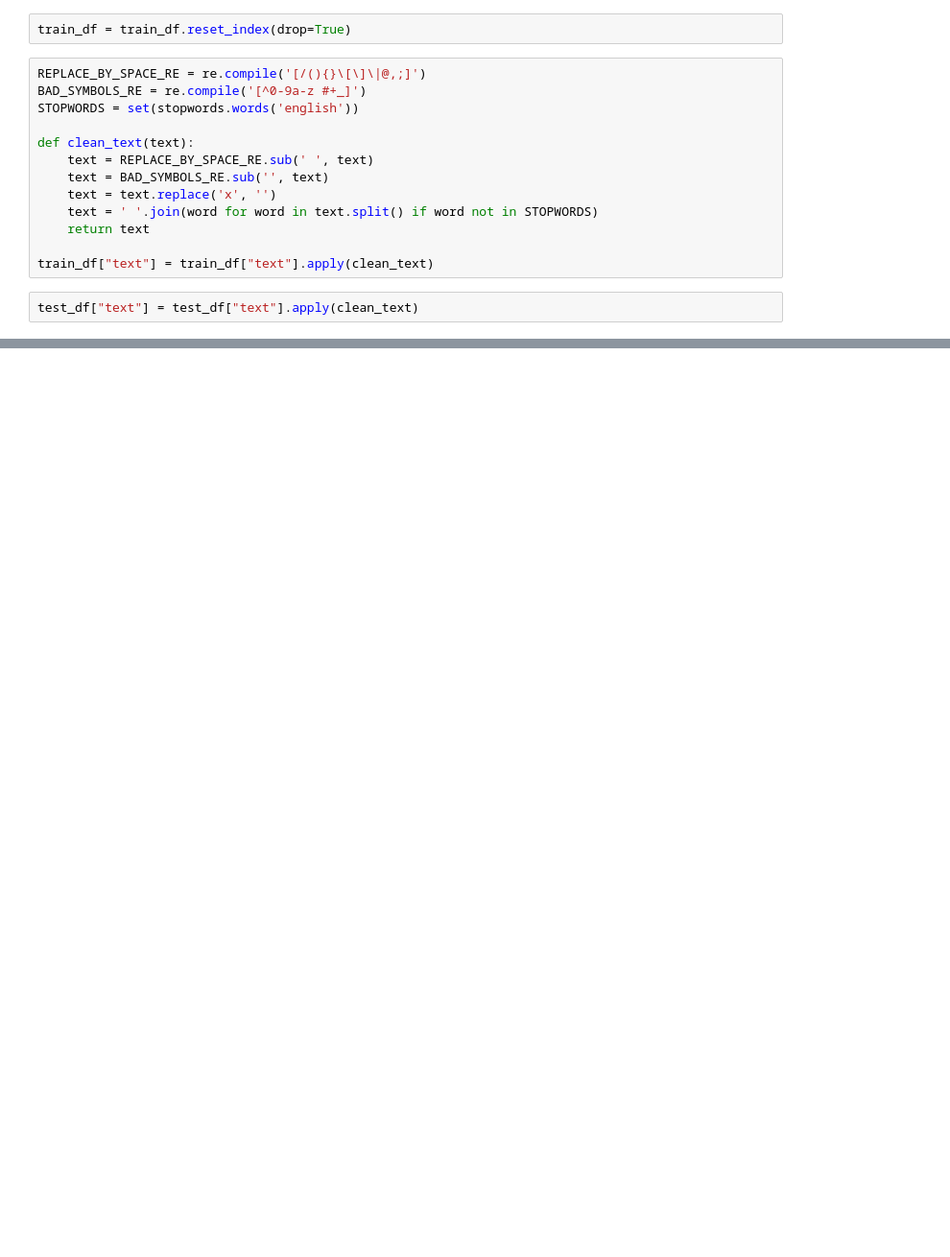
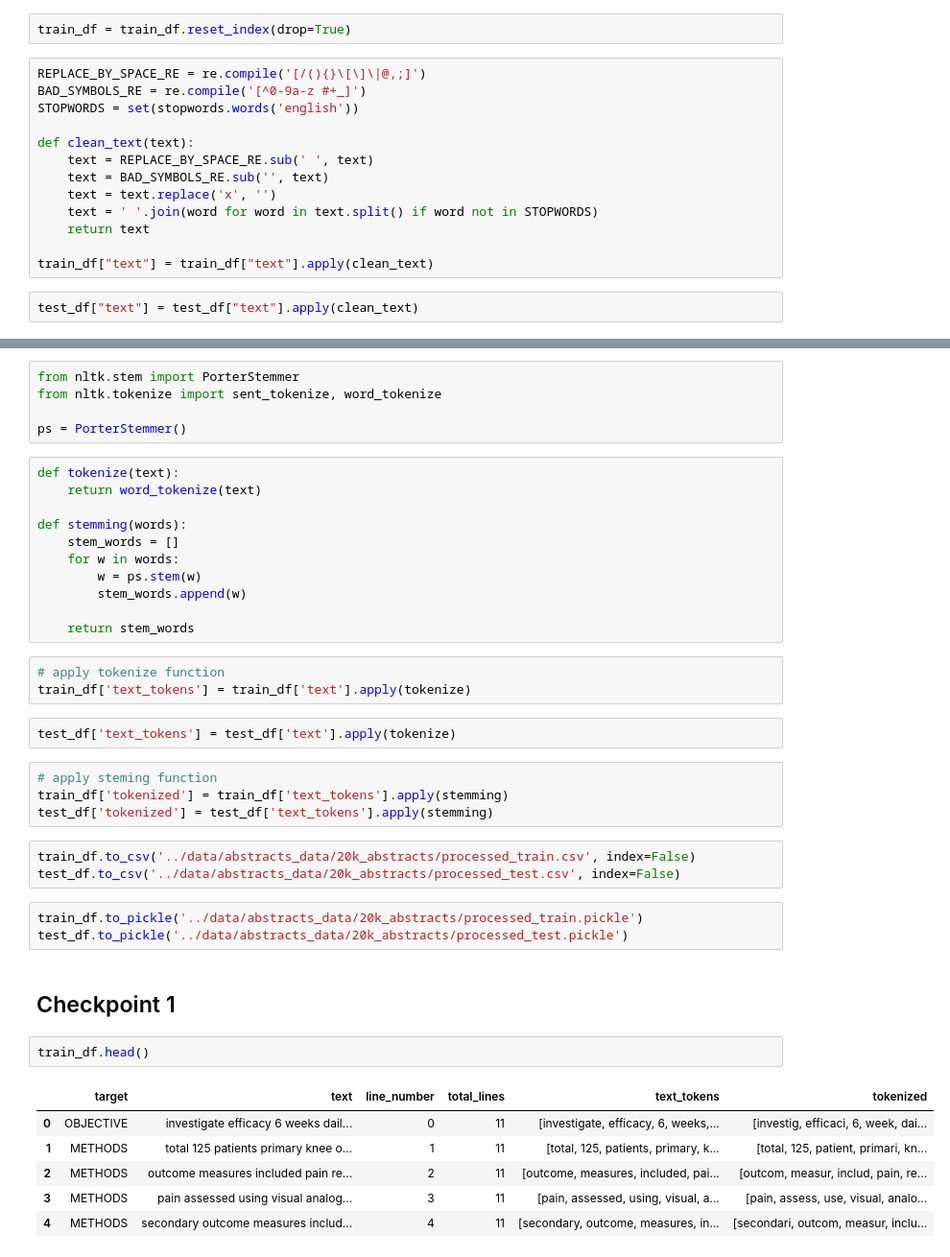
Before and after one commit to UVA-MLSys/DS7406-Spring-2024, a Jupyter notebook: Projects/Team 1/project/LSTM_pytorch.ipynb, the cells around one changed output, grey strips where cells are left out. Shown: that part at 96% size. Cells and saved outputs as stored; diff of their text form; blank space fills up the shorter version.

```diff
--- a/Projects/Team 1/project/LSTM_pytorch.ipynb
+++ b/Projects/Team 1/project/LSTM_pytorch.ipynb
@@ -121,0 +198,42 @@ vocab.set_default_index(vocab["<UNK>"])
+# %%
+from nltk.stem import PorterStemmer
+from nltk.tokenize import sent_tokenize, word_tokenize
+
+ps = PorterStemmer()
+# %%
+def tokenize(text):
+    return word_tokenize(text)
+
+def stemming(words):
+    stem_words = []
+    for w in words:
+        w = ps.stem(w)
+        stem_words.append(w)
+
+    return stem_words
+# %%
+# apply tokenize function
+train_df['text_tokens'] = train_df['text'].apply(tokenize)
+# %%
+test_df['text_tokens'] = test_df['text'].apply(tokenize)
+# %%
+# apply steming function
+train_df['tokenized'] = train_df['text_tokens'].apply(stemming)
+test_df['tokenized'] = test_df['text_tokens'].apply(stemming)
+# %%
+train_df.to_csv('../data/abstracts_data/20k_abstracts/processed_train.csv', index=False)
+test_df.to_csv('../data/abstracts_data/20k_abstracts/processed_test.csv', index=False)
+# %%
+train_df.to_pickle('../data/abstracts_data/20k_abstracts/processed_train.pickle')
+test_df.to_pickle('../data/abstracts_data/20k_abstracts/processed_test.pickle')
+# %% [markdown]
+## Checkpoint 1
+# %%
+train_df.head()
+# %% [output]
+|  | target | text | line_number | total_lines | text_tokens | tokenized |
+| 0 | OBJECTIVE | investigate efficacy 6 weeks dail... | 0 | 11 | [investigate, efficacy, 6, weeks,... | [investig, efficaci, 6, week, dai... |
+| 1 | METHODS | total 125 patients primary knee o... | 1 | 11 | [total, 125, patients, primary, k... | [total, 125, patient, primari, kn... |
+| 2 | METHODS | outcome measures included pain re... | 2 | 11 | [outcome, measures, included, pai... | [outcom, measur, includ, pain, re... |
+| 3 | METHODS | pain assessed using visual analog... | 3 | 11 | [pain, assessed, using, visual, a... | [pain, assess, use, visual, analo... |
+| 4 | METHODS | secondary outcome measures includ... | 4 | 11 | [secondary, outcome, measures, in... | [secondari, outcom, measur, inclu... |
```
Also changed, not shown: parts of 36 cells of this notebook, 6 other files.
